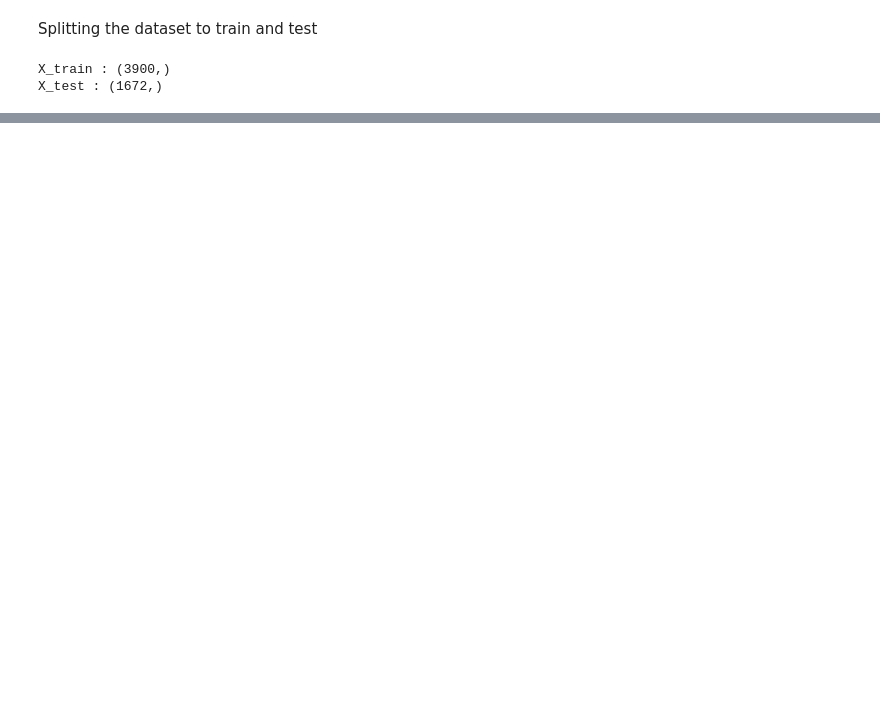
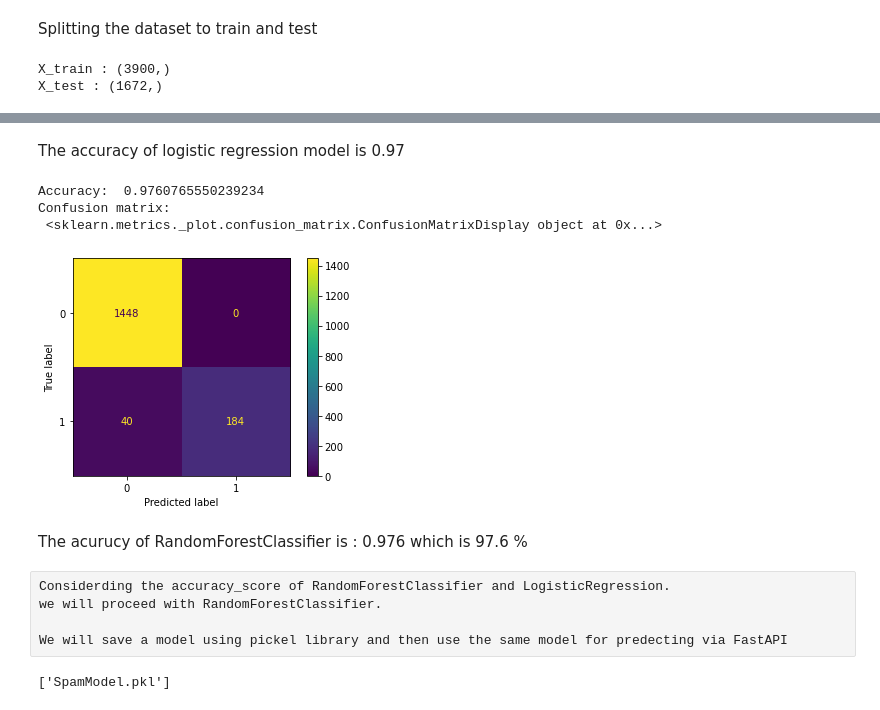
Before and after one commit to JeetDarekar001/Spam-Detection-fastApi, a Jupyter notebook: model/Spam Detection Model .ipynb, the cells around one changed output, grey strips where cells are left out. Drawn from its saved outputs; the diff is of its cells as text; code cells hidden in the pictures; blank space fills up the shorter version.

```diff
--- a/model/Spam Detection Model .ipynb
+++ b/model/Spam Detection Model .ipynb
@@ -118,0 +149,33 @@ xv_test = vectorization.transform(X_test)
+# %% [markdown]
+The accuracy of logistic regression model is 0.97
+# %%
+# Random Forest Classifier
+
+Rf_model = RandomForestClassifier(n_estimators=100, max_depth=100, random_state=0)
+Rf_model.fit(xv_train, y_train)
+
+# Predection
+y_pred = Rf_model.predict(xv_test)
+model_rf_accuracy = accuracy_score(y_test, y_pred)
+
+print('Accuracy: ', model_rf_accuracy)
+print('Confusion matrix: \n', plot_confusion_matrix(Rf_model, xv_test, y_test))
+# %% [output]
+Accuracy:  0.9760765550239234
+Confusion matrix:
+ <sklearn.metrics._plot.confusion_matrix.ConfusionMatrixDisplay object at 0x...>
+[figure, added]
+# %% [markdown]
+The acurucy of RandomForestClassifier is : 0.976 which is 97.6 %
+# %% [raw]
+Considerding the accuracy_score of RandomForestClassifier and LogisticRegression.
+we will proceed with RandomForestClassifier.
+
+We will save a model using pickel library and then use the same model for predecting via FastAPI
+# %%
+# Saving the model to disk
+
+filename = 'SpamModel.pkl'
+joblib.dump(Rf_model, filename)
+# %% [output]
+['SpamModel.pkl']
```
Also changed, not shown: parts of 6 cells of this notebook.
